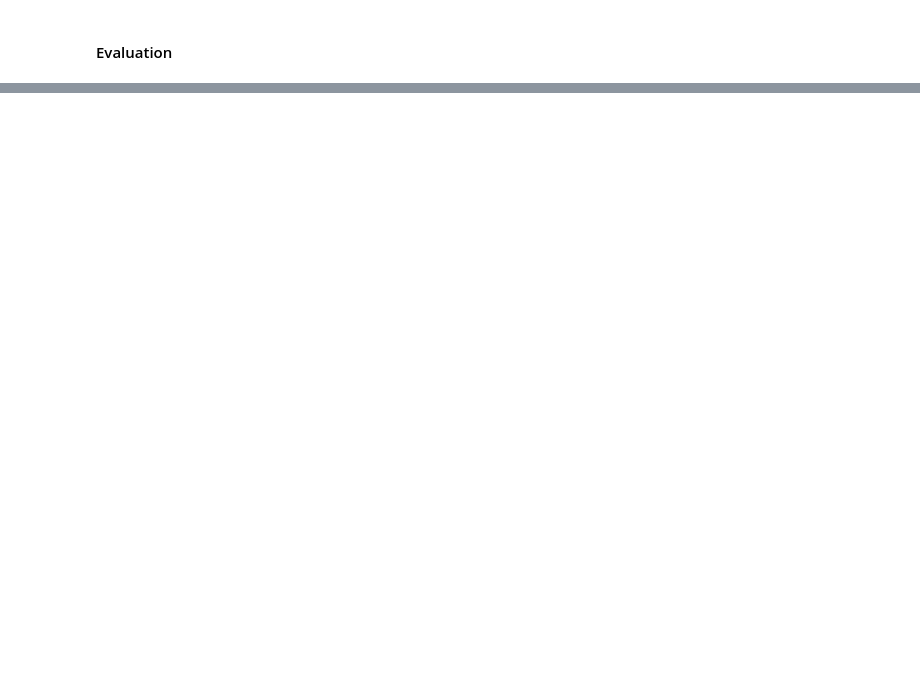
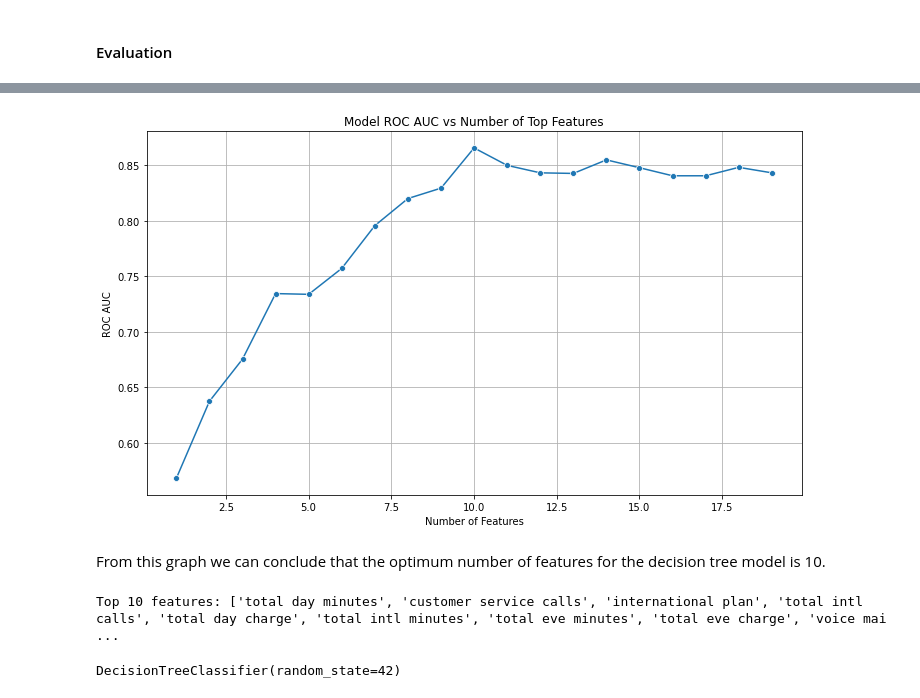
Before and after one commit to CWanderi/P3-Project, a Jupyter notebook: SyriaTel_Customer_Churn_Analysis.ipynb, the cells around one changed output, grey strips where cells are left out. Drawn from its saved outputs; the diff is of its cells as text; code cells hidden in the pictures; blank space fills up the shorter version.

```diff
--- a/SyriaTel_Customer_Churn_Analysis.ipynb
+++ b/SyriaTel_Customer_Churn_Analysis.ipynb
@@ -512,0 +370,46 @@ Decision trees with smote have better accuracy than use of logistic regression
+# %%
+# looping through different N values
+results = []
+
+for N in range(1, len(feature_names) + 1):
+    # select top N features
+    top_n_features = importance_df['Feature'].head(N).tolist()
+    indices = [X.columns.get_loc(f) for f in top_n_features]
+
+    # slice the scaled data
+    X_train_n = X_train_scaled[:, indices]
+    X_test_n = X_test_scaled[:, indices]
+
+    # train model
+    model = DecisionTreeClassifier(random_state=42)
+    model.fit(X_train_n, y_train)
+
+    # predict probabilities and compute ROC AUC
+    y_proba = model.predict_proba(X_test_n)[:, 1]
+    roc_auc = roc_auc_score(y_test, y_proba)
+
+    results.append((N, roc_auc))
+# %%
+# convert results to dataframe
+results_df = pd.DataFrame(results, columns=["N_features", "ROC_AUC"])
+# %%
+# plot the performance
+plt.figure(figsize=(10, 6))
+sns.lineplot(data=results_df, x="N_features", y="ROC_AUC", marker="o")
+plt.title("Model ROC AUC vs Number of Top Features")
+plt.xlabel("Number of Features")
+plt.ylabel("ROC AUC")
+plt.grid()
+plt.tight_layout()
+plt.show()
+# %% [output]
+[figure, added]
+# %% [markdown]
+From this graph we can conclude that the optimum number of features for the decision tree model is 10.
+# %%
+# select top N features
+N = 10
+top_features = importance_df['Feature'].head(N).tolist()
+print(f"Top {N} features:", top_features)
+# %% [output]
+Top 10 features: ['total day minutes', 'customer service calls', 'international plan', 'total intl calls', 'total day charge', 'total intl minutes', 'total eve minutes', 'total eve charge', 'voice mai ...
@@ -512,0 +420,6 @@ Decision trees with smote have better accuracy than use of logistic regression
+# %%
+# retrain the model using only the top N features
+tree_top = DecisionTreeClassifier(random_state=42)
+tree_top.fit(X_train_top, y_train)
+# %% [output]
+DecisionTreeClassifier(random_state=42)
```
Also changed, not shown: parts of 35 cells of this notebook.
